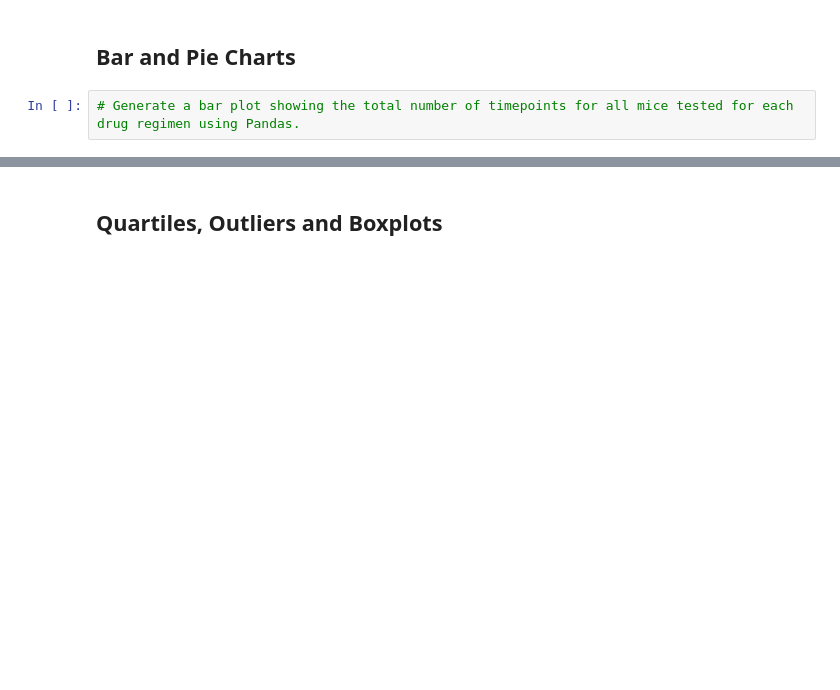
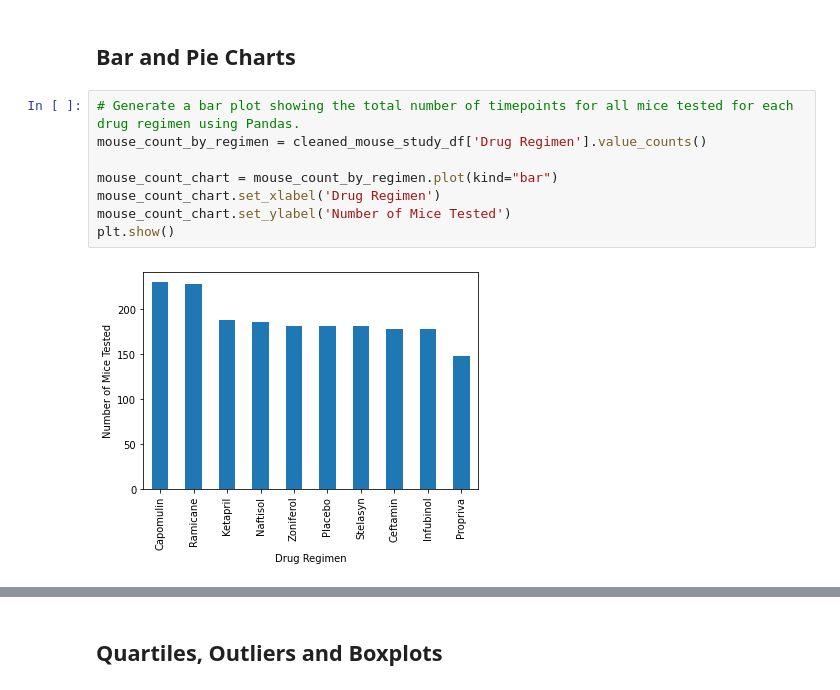
Before and after one commit to atmetz/matplotlib-challenge, a Jupyter notebook: pymaceuticals.ipynb, the cells around one changed output, grey strips where cells are left out. Cells and saved outputs as stored; diff of their text form; blank space fills up the shorter version.

```diff
--- a/pymaceuticals.ipynb
+++ b/pymaceuticals.ipynb
@@ -150,5 +149,13 @@ summary_stats_agg_df
 ## Bar and Pie Charts
 # %%
 # Generate a bar plot showing the total number of timepoints for all mice tested for each drug regimen using Pandas.
+mouse_count_by_regimen = cleaned_mouse_study_df['Drug Regimen'].value_counts()
+
+mouse_count_chart = mouse_count_by_regimen.plot(kind="bar")
+mouse_count_chart.set_xlabel('Drug Regimen')
+mouse_count_chart.set_ylabel('Number of Mice Tested')
+plt.show()
+# %% [output]
+[figure, added]
 # %%
 # Generate a bar plot showing the total number of timepoints for all mice tested for each drug regimen using pyplot.
```
Also changed, not shown: parts of 10 cells of this notebook.
